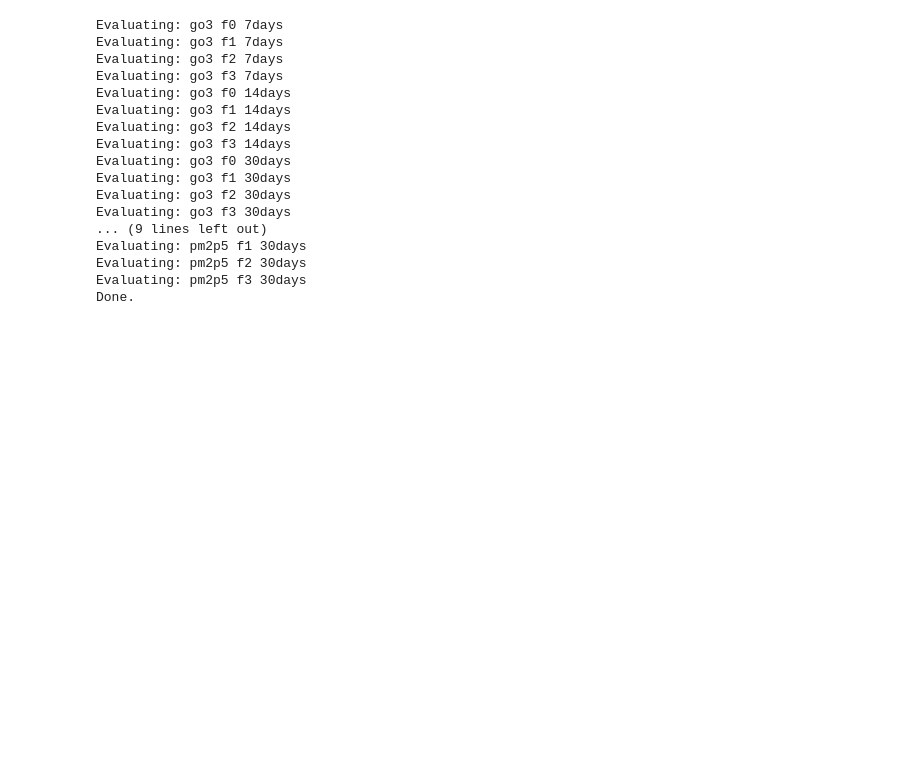
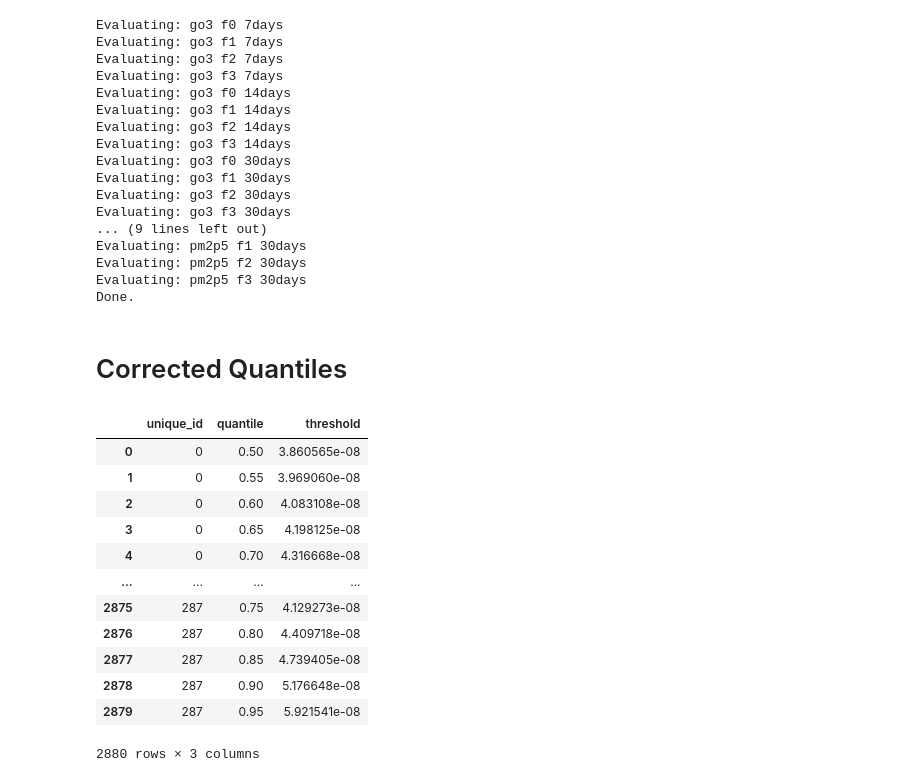
Before and after one commit to Gusmeira/Masters-Pollution, a Jupyter notebook: Masters 26/RQ4.ipynb, the cells around one changed output. Cells and saved outputs as stored; diff of their text form; code cells hidden in the pictures; blank space fills up the shorter version.

```diff
--- a/Masters 26/RQ4.ipynb
+++ b/Masters 26/RQ4.ipynb
@@ -671,3 +671,48 @@ metrics_df.to_csv(
     "Results/RQ4/metrics.csv",
     index=False
 )
+# %% [markdown]
+# Corrected Quantiles
+# %%
+def build_train_quantiles(df, pollutant):
+    if pollutant == 'go3':
+        df = go3.copy()
+    else:
+        df = pm2p5.copy()
+
+    df_poll = df[df["ds"] <= "2022-12-31"]
+
+    quantile_levels = np.arange(0.5, 1.0, 0.05)
+
+    rows = []
+
+    for uid, g in df_poll.groupby("unique_id"):
+
+        qs = np.quantile(g["y"], quantile_levels)
+
+        for q, val in zip(quantile_levels, qs):
+
+            rows.append({
+                "unique_id": uid,
+                "quantile": q,
+                "threshold": val
+            })
+
+    return pd.DataFrame(rows)
+
+
+build_train_quantiles(df, 'go3')
+# %% [output]
+|  | unique_id | quantile | threshold |
+| 0 | 0 | 0.50 | 3.860565e-08 |
+| 1 | 0 | 0.55 | 3.969060e-08 |
+| 2 | 0 | 0.60 | 4.083108e-08 |
+| 3 | 0 | 0.65 | 4.198125e-08 |
+| 4 | 0 | 0.70 | 4.316668e-08 |
+| ... | ... | ... | ... |
+| 2875 | 287 | 0.75 | 4.129273e-08 |
+| 2876 | 287 | 0.80 | 4.409718e-08 |
+| 2877 | 287 | 0.85 | 4.739405e-08 |
+| 2878 | 287 | 0.90 | 5.176648e-08 |
+| 2879 | 287 | 0.95 | 5.921541e-08 |
+2880 rows × 3 columns
```
Also changed, not shown: parts of 2 cells of this notebook, 1 other file.
